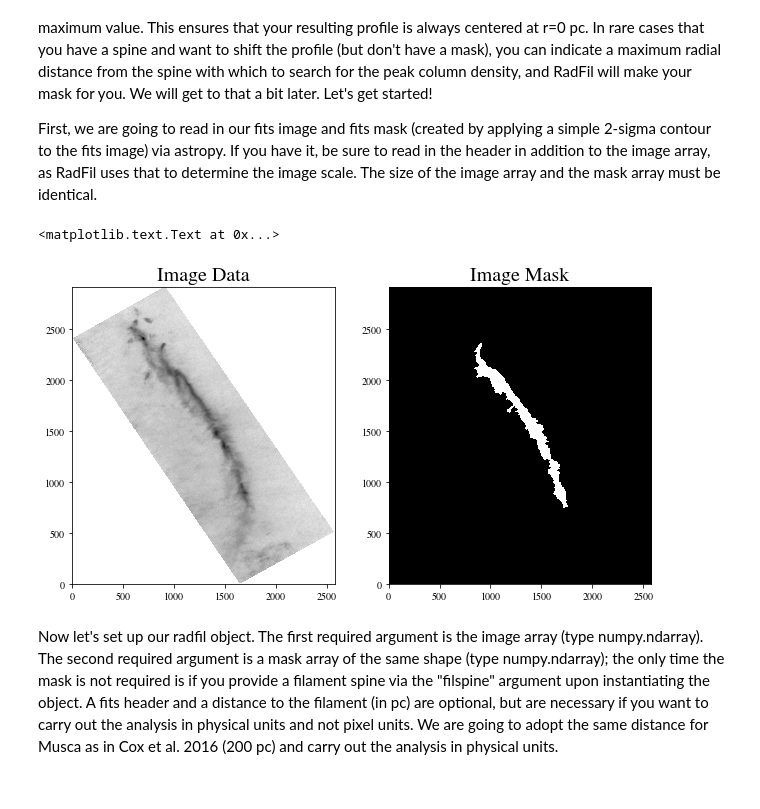
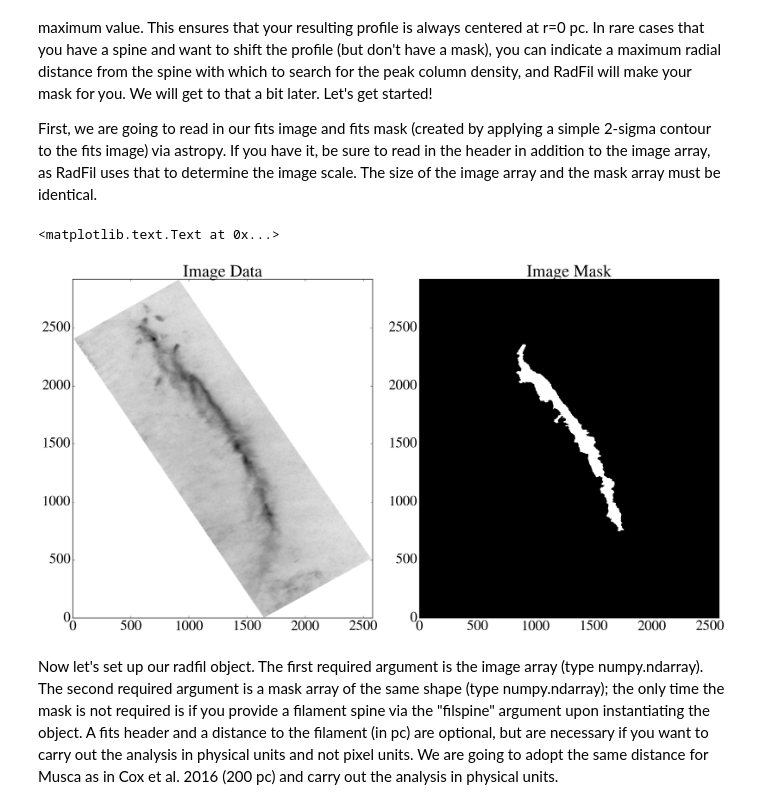
Before and after one commit to catherinezucker/radfil, a Jupyter notebook: RadFil_Tutorial.ipynb, the cells around one changed output. Saved outputs shown, nothing was run; the diff lists cells and outputs as text; code cells hidden in the pictures.

```diff
--- a/RadFil_Tutorial.ipynb
+++ b/RadFil_Tutorial.ipynb
@@ -8,36 +8,38 @@ Even if you input your own spine, in most cases mask is requisite because RadFil
 
 First, we are going to read in our fits image and fits mask (created by applying a simple 2-sigma contour to the fits image) via astropy. If you have it, be sure to read in the header in addition to the image array, as RadFil uses that to determine the image scale. The size of the image array and the mask array must be identical.
 # %%
+%matplotlib inline
+
 from astropy.io import fits
 import matplotlib.pyplot as plt
 import matplotlib as mpl
 from matplotlib.colors import LogNorm
-from radfil import radfil_class
+from radfil import radfil_class, styles
 from astropy import units as u
 import warnings
 import numpy as np
 
-reload(radfil_class)
 
-warnings.filterwarnings('ignore')
+#reload(radfil_class)
+#warnings.filterwarnings('ignore')
 
-%matplotlib inline
+
 
 fil_image,fil_header=fits.getdata("./Tutorial_Data/HGBS_musca_column_density_map.fits", header=True)
 fil_image=fil_image
 fil_mask=fits.getdata("./Tutorial_Data/Musca_mask.fits").astype(bool)
 
 #plot our image and mask
-fig = plt.figure(figsize=(10,10))
-ax1 = fig.add_subplot(221)
-ax1.imshow(fil_image,origin='lower',cmap='Greys',norm=LogNorm())
-ax1.set_title("Image Data",fontsize=20)
-ax2= fig.add_subplot(222)
-ax2.imshow(fil_mask, origin="lower",cmap='Greys_r')
-ax2.set_title("Image Mask",fontsize=20)
+fig, ax = plt.subplots(figsize=(20,10), ncols = 2)
+
+ax[0].imshow(fil_image,origin='lower',cmap='Greys',norm=LogNorm())
+ax[0].set_title("Image Data")
+
+ax[1].imshow(fil_mask, origin="lower",cmap='Greys_r')
+ax[1].set_title("Image Mask")
 # %% [output]
 <matplotlib.text.Text at 0x...>
-[figure, old version]
+[figure, new version]
 # %% [markdown]
 Now let's set up our radfil object. The first required argument is the image array (type numpy.ndarray). The second required argument is a mask array of the same shape (type numpy.ndarray); the only time the mask is not required is if you provide a filament spine via the "filspine" argument upon instantiating the object. A fits header and a distance to the filament (in pc) are optional, but are necessary if you want to carry out the analysis in physical units and not pixel units. We are going to adopt the same distance for Musca as in Cox et al. 2016 (200 pc) and carry out the analysis in physical units.
 # %%
```
Also changed, not shown: parts of 13 cells of this notebook, 2 other files.
